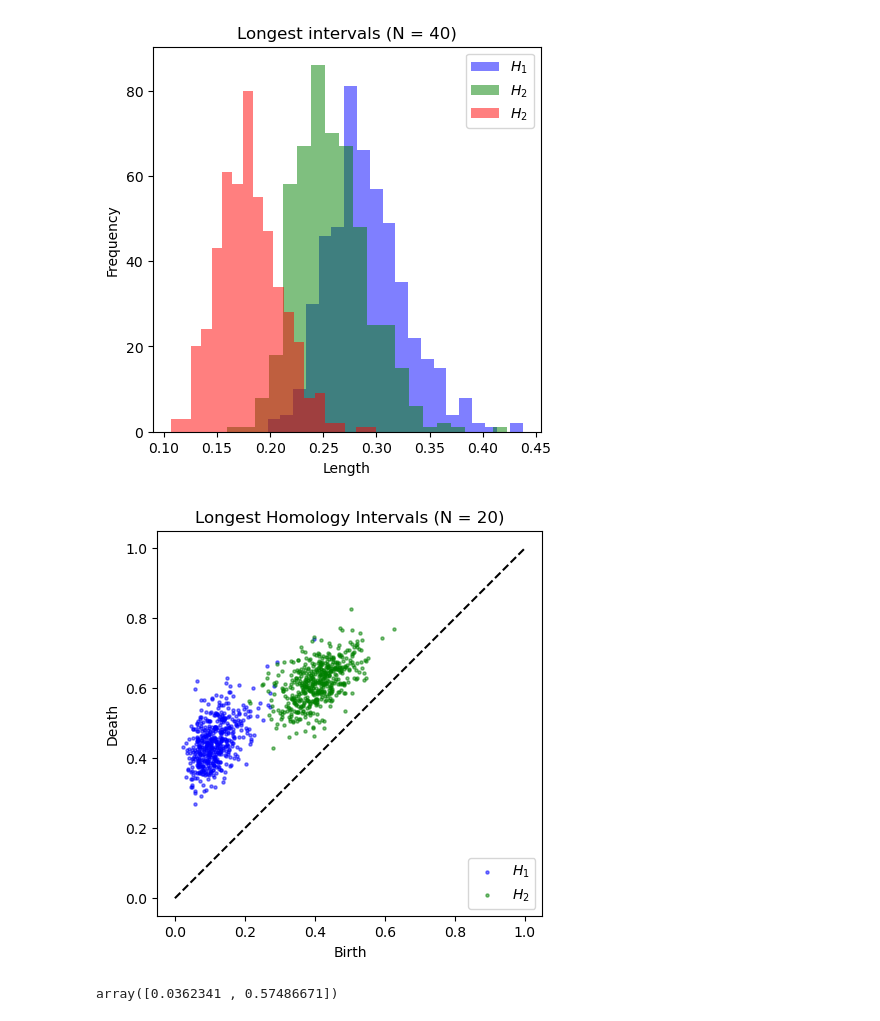
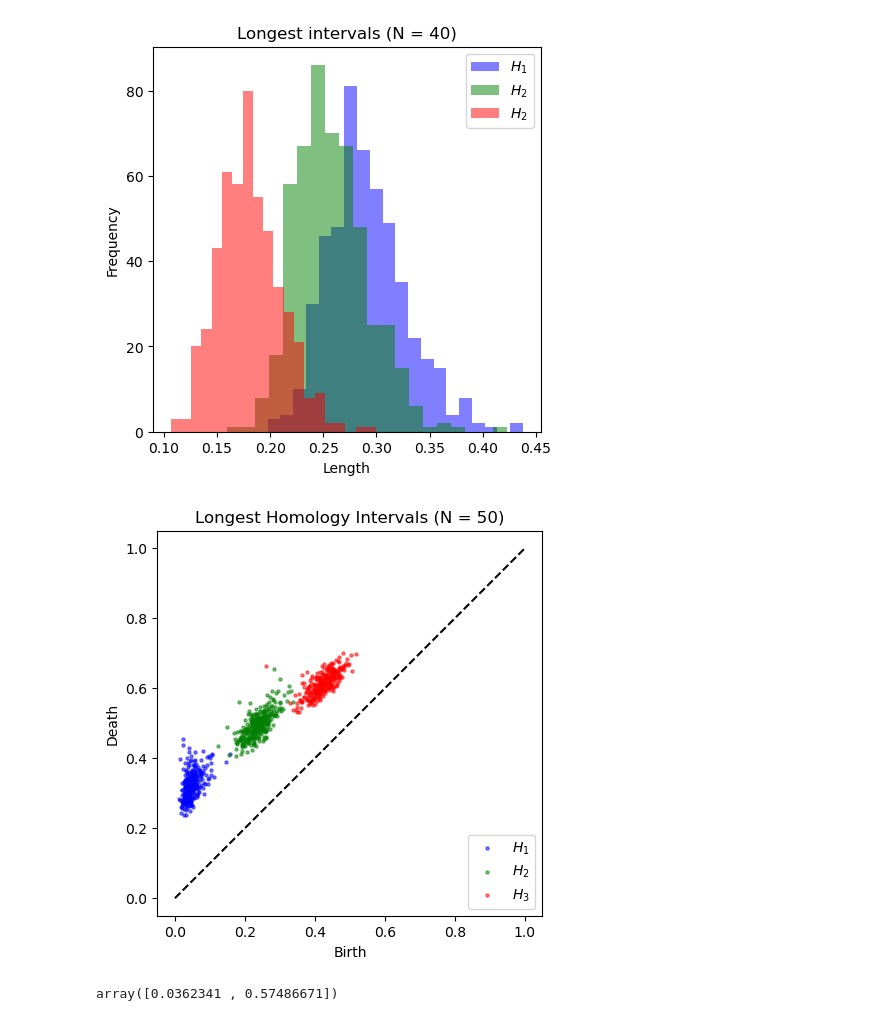
Before and after one commit to kyleormsby/math583, a Jupyter notebook: Lecture7-Copy1.ipynb, the cells around one changed output. Cells and saved outputs as stored; diff of their text form; code cells hidden in the pictures.

```diff
--- a/Lecture7-Copy1.ipynb
+++ b/Lecture7-Copy1.ipynb
@@ -91,57 +91,68 @@ plt.show()
 [figure]
 # %%
 # Parameters
-N = 20  # Size of the array
-K = 500  # Number of times to generate matrices
+N = 50  # Size of the array
+K = 300  # Number of times to generate matrices
 
 # Compute homology intervals and store lengths
 one_dim_longest_intervals = []
 two_dim_longest_intervals = []
+three_dim_longest_intervals = []
 
 for _ in range(K):
     # Generate random symmetric matrix
     matrix = random_symmetric_array(N)
 
     # Compute persistent homology
-    result = ripser(matrix, distance_matrix=True, maxdim=2)
+    result = ripser(matrix, distance_matrix=True, maxdim=3)
 
     # Access homology intervals
     one_dim_intervals = result['dgms'][1]   # 1-dimensional homology intervals
     two_dim_intervals = result['dgms'][2]   # 2-dimensional homology intervals
+    three_dim_intervals = result['dgms'][3]   # 3-dimensional homology intervals
 
     # Find the longest 1-dimensional interval
     longest_interval_1d = max(one_dim_intervals, key=lambda x: x[1] - x[0])
     one_dim_longest_intervals.append(longest_interval_1d)
 
     # Find the longest 2-dimensional interval
     longest_interval_2d = max(two_dim_intervals, key=lambda x: x[1] - x[0])
     two_dim_longest_intervals.append(longest_interval_2d)
 
+    # Find the longest 3-dimensional interval
+    longest_interval_3d = max(three_dim_intervals, key=lambda x: x[1] - x[0])
+    three_dim_longest_intervals.append(longest_interval_3d)
+
 # Plot scatter plots of (birth, death) coordinates for longest intervals
-plt.figure(figsize=(12, 5))
+plt.figure(figsize=(5,5))
 
 # Plot 1-dimensional intervals
 one_dim_births = [interval[0] for interval in one_dim_longest_intervals]
 one_dim_deaths = [interval[1] for interval in one_dim_longest_intervals]
 plt.scatter(one_dim_births, one_dim_deaths, color='blue', alpha=0.5, label='$H_1$', s=5)
 
 # Plot 2-dimensional intervals
 two_dim_births = [interval[0] for interval in two_dim_longest_intervals]
 two_dim_deaths = [interval[1] for interval in two_dim_longest_intervals]
 plt.scatter(two_dim_births, two_dim_deaths, color='green', alpha=0.5, label='$H_2$', s=5)
 
+# Plot 3-dimensional intervals
+three_dim_births = [interval[0] for interval in three_dim_longest_intervals]
+three_dim_deaths = [interval[1] for interval in three_dim_longest_intervals]
+plt.scatter(three_dim_births, three_dim_deaths, color='red', alpha=0.5, label='$H_3$', s=5)
+
 # Plot diagonal
 plt.plot([0, 1], [0, 1], '--', color='black')
 
 plt.xlabel('Birth')
 plt.ylabel('Death')
 
 plt.legend(loc='lower right')
 plt.title(f'Longest Homology Intervals (N = {N})')
 plt.gca().set_aspect('equal', adjustable='box')
 plt.show()
 # %% [output]
-[figure, old version]
+[figure, new version]
 # %%
 one_dim_longest_interval
 # %% [output]
```
Also changed, not shown: 1 other file.
